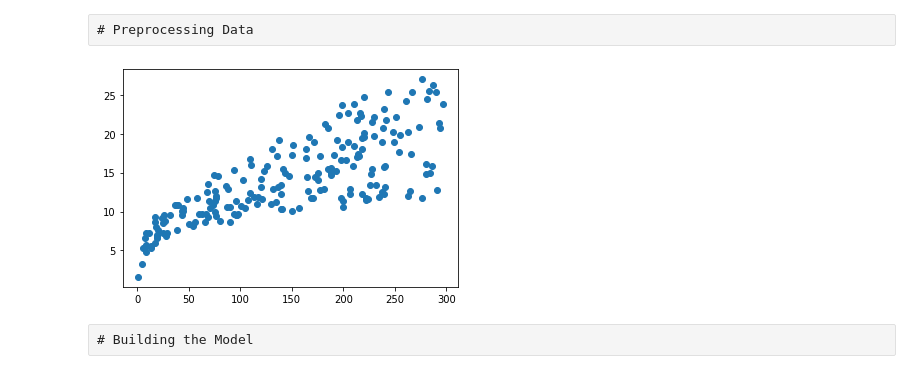
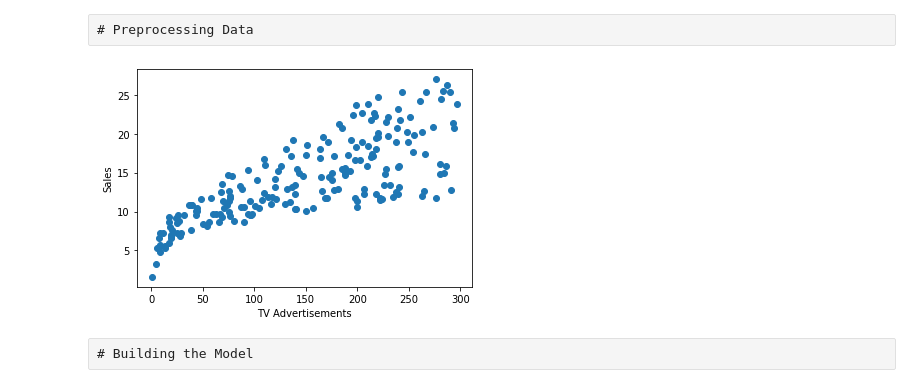
Before and after one commit to Pauweee/LR---Gradient-Descent, a Jupyter notebook: Gradient Descent - Advertising.ipynb, the cells around one changed output. Cells and saved outputs as stored; diff of their text form; code cells hidden in the pictures.

```diff
--- a/Gradient Descent - Advertising.ipynb
+++ b/Gradient Descent - Advertising.ipynb
@@ -32,12 +32,14 @@ data
 # %%
 #Assigning dependent variable as x and response varible as y
 X = data.iloc[:, 1].values
 Y = data.iloc[:, 4].values
 #Show the scatterplot
 plt.scatter(X, Y)
+plt.xlabel('TV Advertisements')
+plt.ylabel('Sales')
 plt.show()
 # %% [output]
-[figure, old version]
+[figure, new version]
 # %% [raw]
 # Building the Model
 # %%
```
Also changed, not shown: parts of 8 cells of this notebook.
